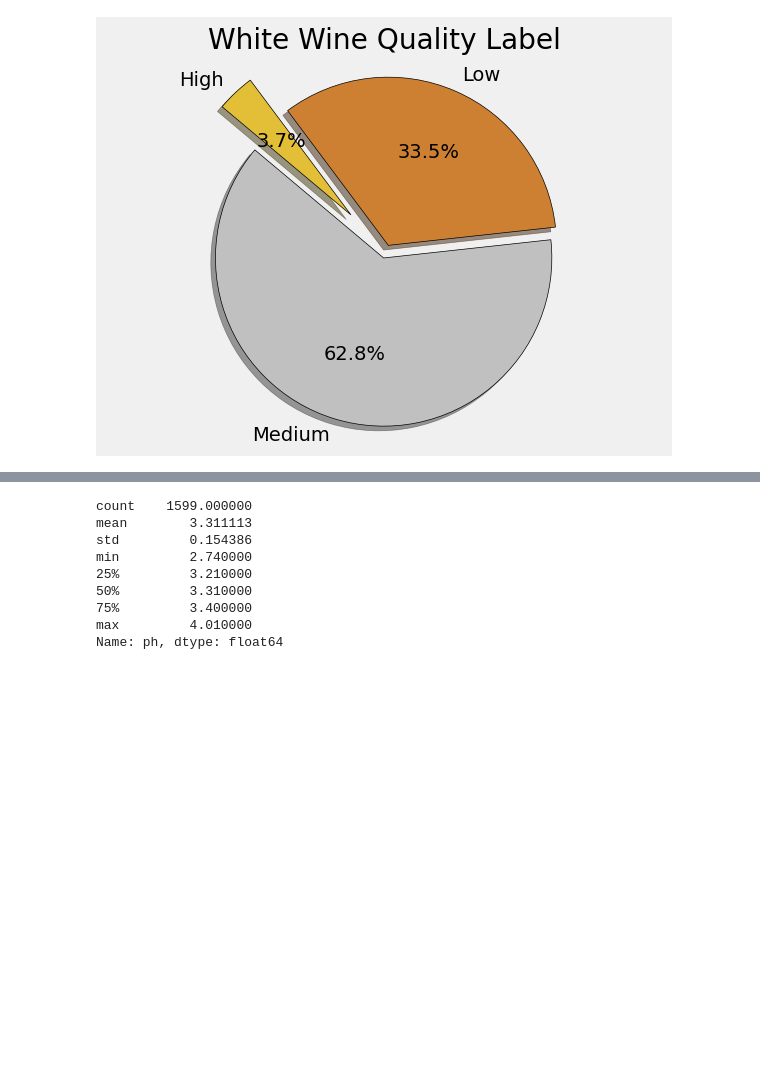
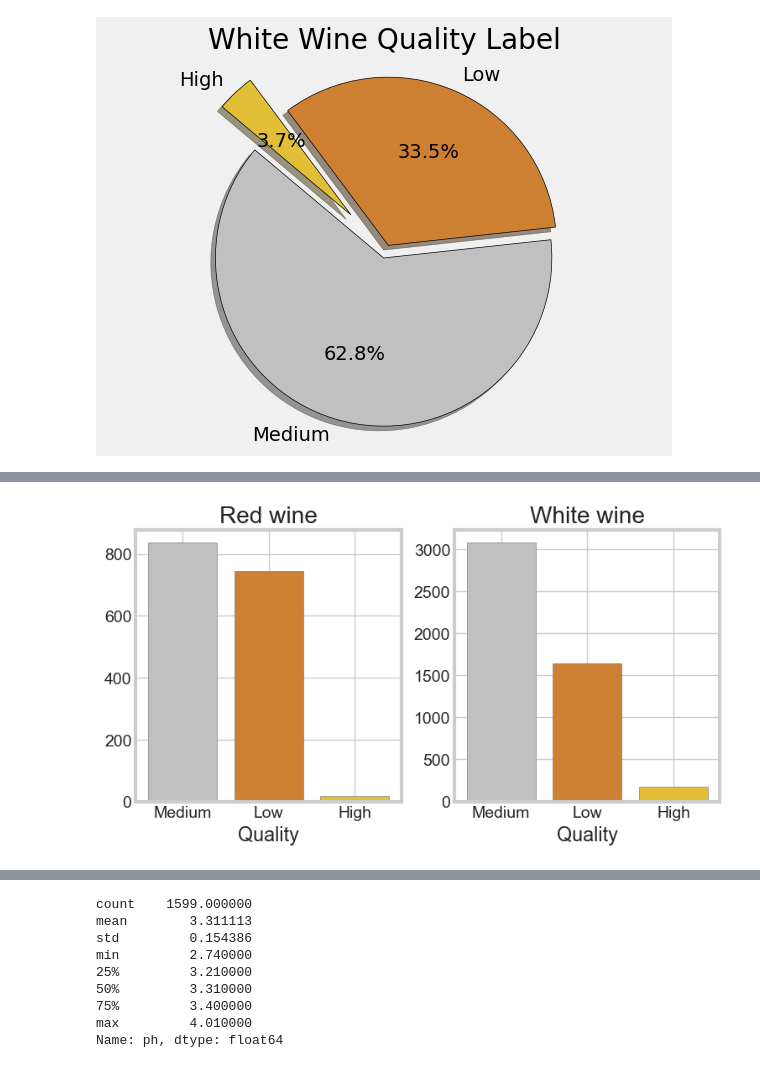
Before and after one commit to RHout19/Project-1, a Jupyter notebook: Model 1/Project 2/Sprint_1.ipynb, the cells around one changed output, grey strips where cells are left out. Saved outputs shown, nothing was run; the diff lists cells and outputs as text; code cells hidden in the pictures; blank space fills up the shorter version.

```diff
--- a/Model 1/Project 2/Sprint_1.ipynb
+++ b/Model 1/Project 2/Sprint_1.ipynb
@@ -247,3 +288,33 @@ plt.show()
+# %%
+fig, axs = plt.subplots(1, 2, figsize=(8, 4))
+
+# Red wine
+x = rw.value_counts('quality_label').keys()
+y = rw.value_counts('quality_label').to_list()
+colors = ['#C0C0C0', '#cd7f32', '#e2bf36']
+
+axs[0].bar(x, y,
+            color=colors,
+            edgecolor='grey')
+axs[0].set_title('Red wine')
+axs[0].set_xlabel('Quality')
+#axs[0].set_ylabel('Count')
+
+# White wine
+x = ww.value_counts('quality_label').keys()
+y = ww.value_counts('quality_label').to_list()
+colors = ['#C0C0C0', '#cd7f32', '#e2bf36']
+
+axs[1].bar(x, y,
+            color=colors,
+            edgecolor='grey')
+axs[1].set_title('White wine')
+axs[1].set_xlabel('Quality')
+#axs[1].set_ylabel('Count')
+
+plt.show()
+# %% [output]
+[figure, added]
 # %%
 fig, axs = plt.subplots(1, 2, sharey="row")
 
```
Also changed, not shown: parts of 13 cells of this notebook.
